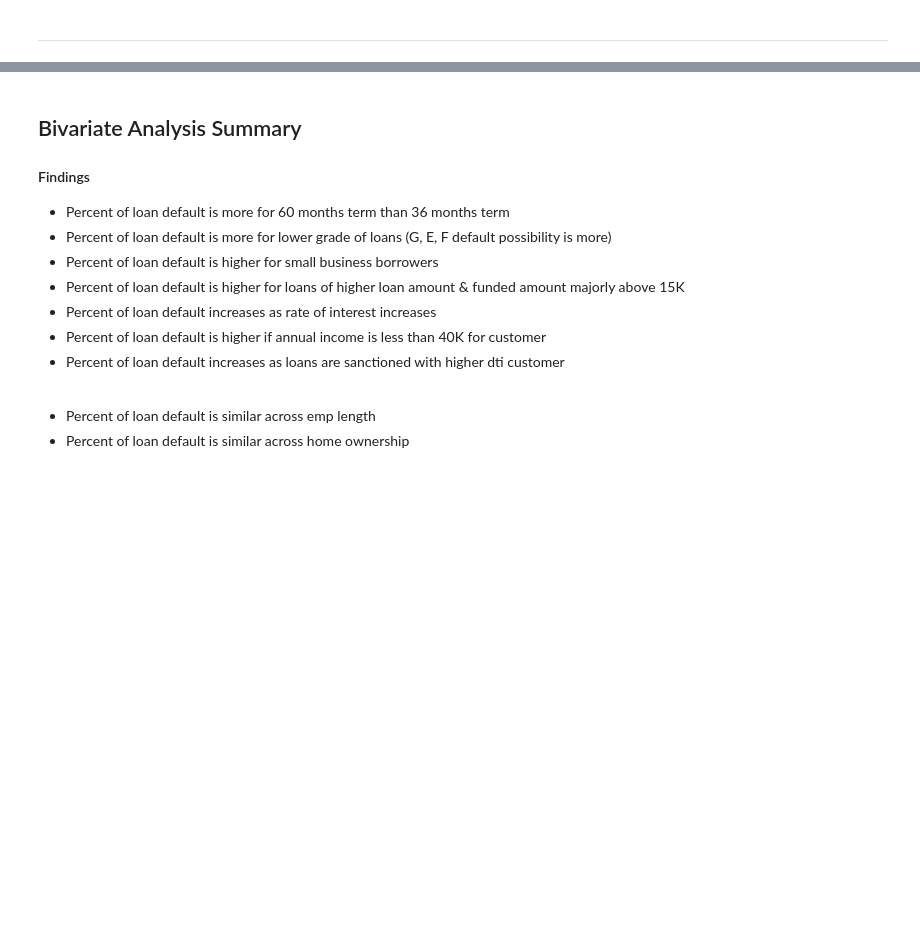
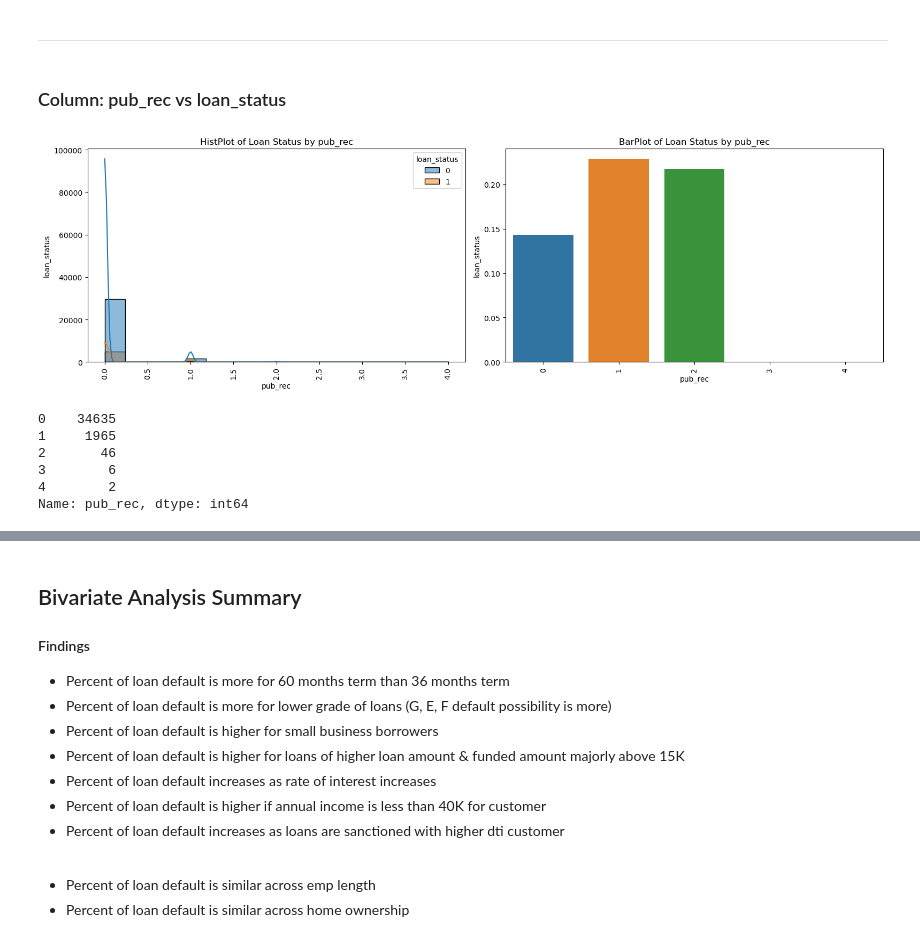
Before and after one commit to vikrampawar88/LendingClub-Case-Study, a Jupyter notebook: Vikram_Pawar.ipynb, the cells around one changed output, grey strips where cells are left out. Drawn from its saved outputs; the diff is of its cells as text; code cells hidden in the pictures; blank space fills up the shorter version.

Commit message:
Updated the conclusion in PDF & Notebook, added few new variables bivariate analysis

```diff
--- a/Vikram_Pawar.ipynb
+++ b/Vikram_Pawar.ipynb
@@ -559,0 +595,4 @@ loan_data = loan_data.drop(columns=['sub_grade'])
+# %%
+# Removing title column
+
+loan_data = loan_data.drop(columns=['title'])
@@ -560 +620,5 @@ loan_data = loan_data.drop(columns=['sub_grade'])
+# %%
+# Removing emp_title column
+
+loan_data = loan_data.drop(columns=['emp_title'])
 # %%
@@ -808,0 +883,5 @@ issue_d column data type after conversion is : object
+# %%
+# Since majority of the values are 0 we can replave the missing values with mode
+loan_data['pub_rec_bankruptcies'] = loan_data['pub_rec_bankruptcies'].fillna(loan_data['pub_rec_bankruptcies'].mode()[0])
+
+loan_data['pub_rec_bankruptcies'].value_counts(dropna=False)
@@ -1920,3 +2004,18 @@ __Can we consider this as strong attribute for loan default?__
 __Not Really__
 # %% [markdown]
 ------
+# %% [markdown]
+### Column: pub_rec vs loan_status
+# %%
+bivariate_analysis_vs_loanstatus('pub_rec', xtick_rotation=90)
+# %% [output]
+[figure, added]
+# %%
+loan_data['pub_rec'].value_counts(dropna=False)
+# %% [output]
+0    34635
+1     1965
+2       46
+3        6
+4        2
+Name: pub_rec, dtype: int64
```
Also changed, not shown: parts of 23 cells of this notebook, 2 other files.
